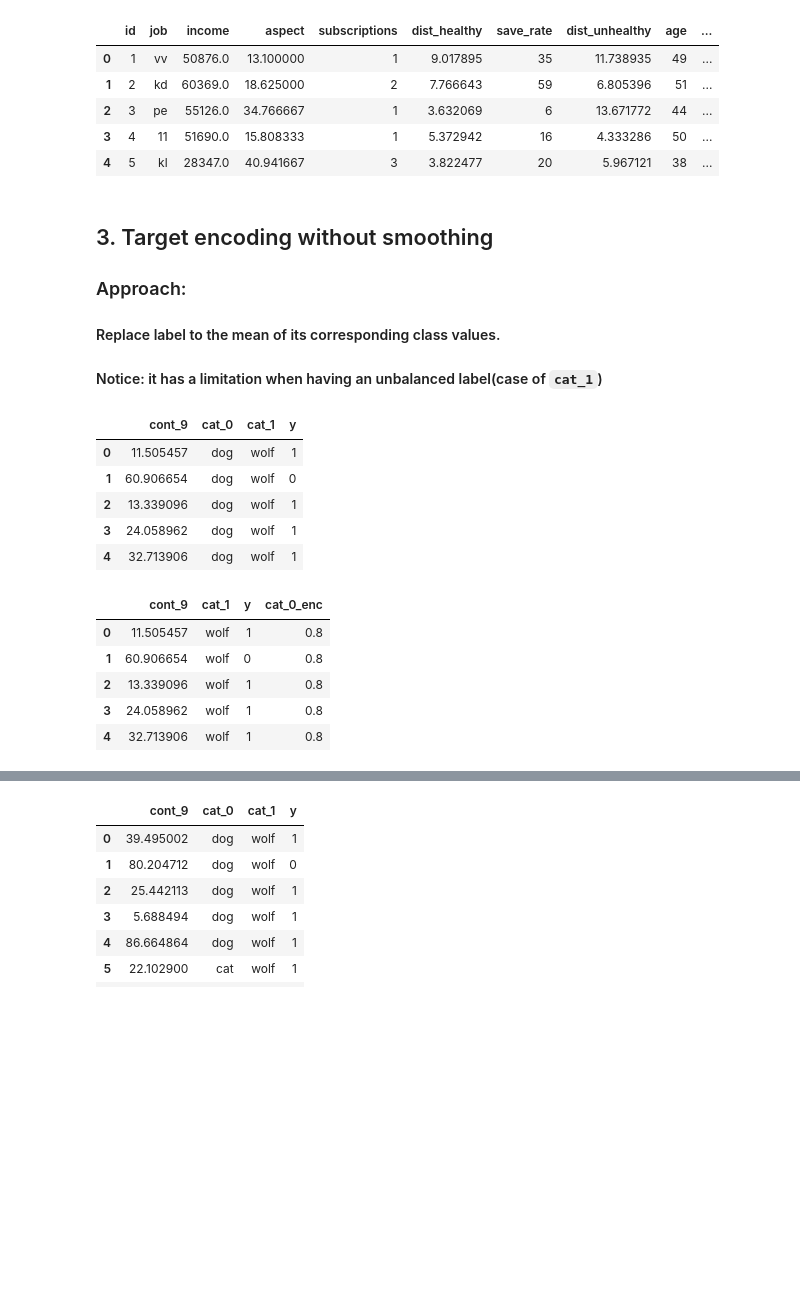
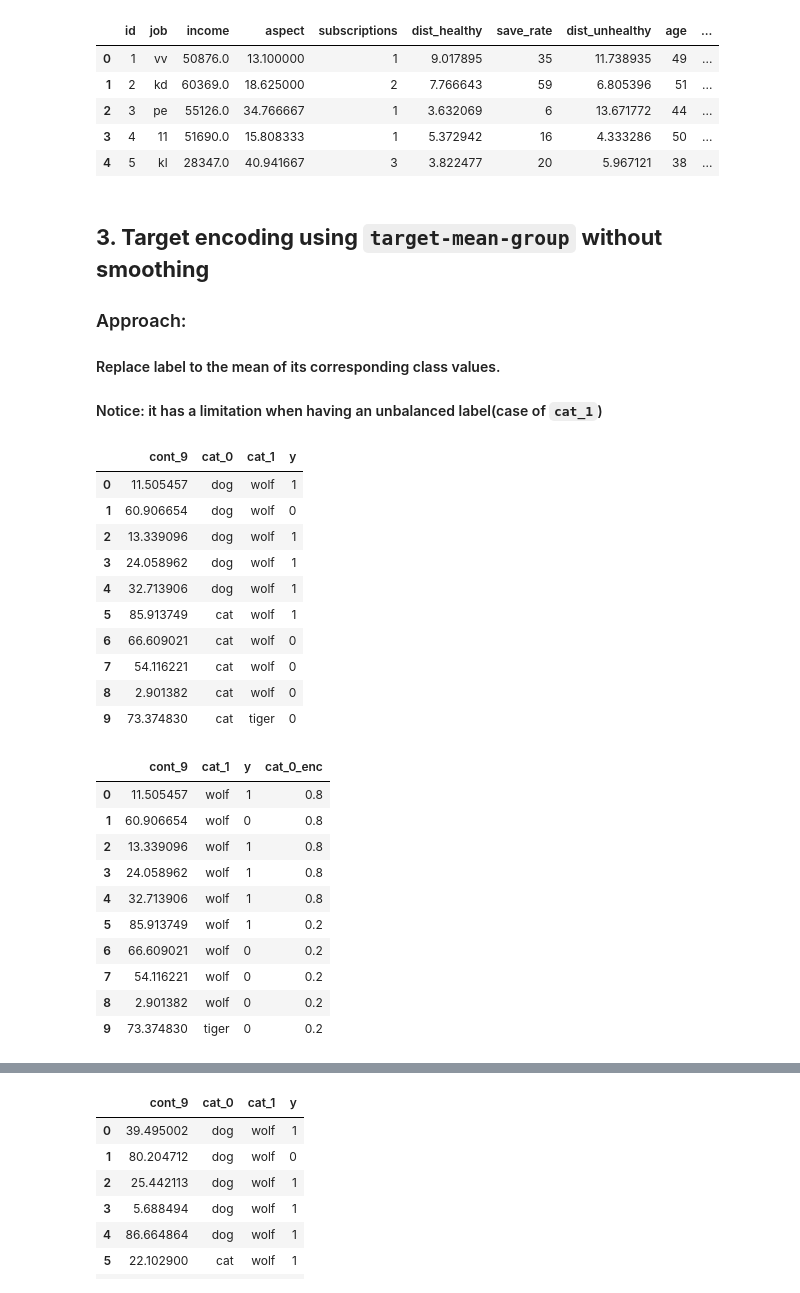
Before and after one commit to naivomah3/ml-deep-learning, a Jupyter notebook: 08-data-preprocessing/01-cat-to-num.ipynb, the cells around one changed output, grey strips where cells are left out. Saved outputs shown, nothing was run; the diff lists cells and outputs as text; code cells hidden in the pictures; blank space fills up the shorter version.

```diff
--- a/08-data-preprocessing/01-cat-to-num.ipynb
+++ b/08-data-preprocessing/01-cat-to-num.ipynb
@@ -68,31 +68,36 @@ Areas: ['c', 'd', 'a', 'b']
 | 3 | 4 | 11 | 51690.0 | 15.808333 | 1 | 5.372942 | 16 | 4.333286 | 50 | ... |
 | 4 | 5 | kl | 28347.0 | 40.941667 | 3 | 3.822477 | 20 | 5.967121 | 38 | ... |
 # %% [markdown]
-## 3. Target encoding without smoothing
+## **3. Target encoding using `target-mean-group` without smoothing**
 ### Approach:
 #### Replace label to the mean of its corresponding class values.
 #### Notice: it has a limitation when having an unbalanced label(case of `cat_1`)
 # %%
 # Create a small sample dataset
 import pandas as pd
 import numpy as np
 
 np.random.seed(43) # seeding param
 
 dataset_3 = pd.DataFrame({
     'cont_9': np.random.rand(10)*100,
     'cat_0': ['dog'] * 5 + ['cat'] * 5,
     'cat_1': ['wolf'] * 9 + ['tiger'] * 1,
     'y': [1, 0, 1, 1, 1, 1, 0, 0, 0, 0]
 })
-dataset_3.head()
+dataset_3
 # %% [output]
 |  | cont_9 | cat_0 | cat_1 | y |
 | 0 | 11.505457 | dog | wolf | 1 |
 | 1 | 60.906654 | dog | wolf | 0 |
 | 2 | 13.339096 | dog | wolf | 1 |
 | 3 | 24.058962 | dog | wolf | 1 |
 | 4 | 32.713906 | dog | wolf | 1 |
+| 5 | 85.913749 | cat | wolf | 1 |
+| 6 | 66.609021 | cat | wolf | 0 |
+| 7 | 54.116221 | cat | wolf | 0 |
+| 8 | 2.901382 | cat | wolf | 0 |
+| 9 | 73.374830 | cat | tiger | 0 |
 # %%
 # Group by Label
 # Compute class mean for each group
@@ -104,7 +109,7 @@ mean_by_group = dict(mean_by_group)
 # Drop categorical feature
 dataset_3["cat_0_enc"] = dataset_3["cat_0"].map(mean_by_group)
 dataset_3.drop('cat_0', axis=1, inplace=True)
-dataset_3.head()
+dataset_3
 # %% [output]
 |  | cont_9 | cat_1 | y | cat_0_enc |
 | 0 | 11.505457 | wolf | 1 | 0.8 |
@@ -112,4 +117,9 @@ dataset_3.head()
 | 2 | 13.339096 | wolf | 1 | 0.8 |
 | 3 | 24.058962 | wolf | 1 | 0.8 |
 | 4 | 32.713906 | wolf | 1 | 0.8 |
+| 5 | 85.913749 | wolf | 1 | 0.2 |
+| 6 | 66.609021 | wolf | 0 | 0.2 |
+| 7 | 54.116221 | wolf | 0 | 0.2 |
+| 8 | 2.901382 | wolf | 0 | 0.2 |
+| 9 | 73.374830 | tiger | 0 | 0.2 |
 # %% [markdown]
```
Also changed, not shown: parts of 2 cells of this notebook, 4 other files.
